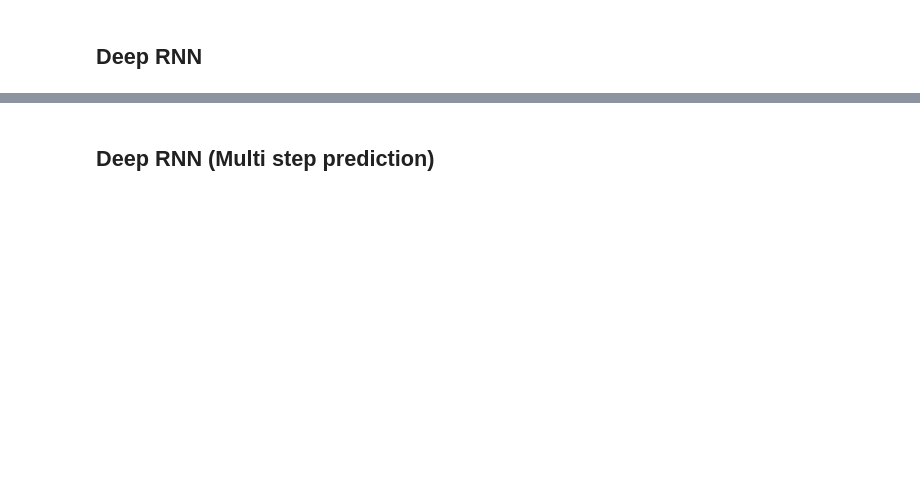
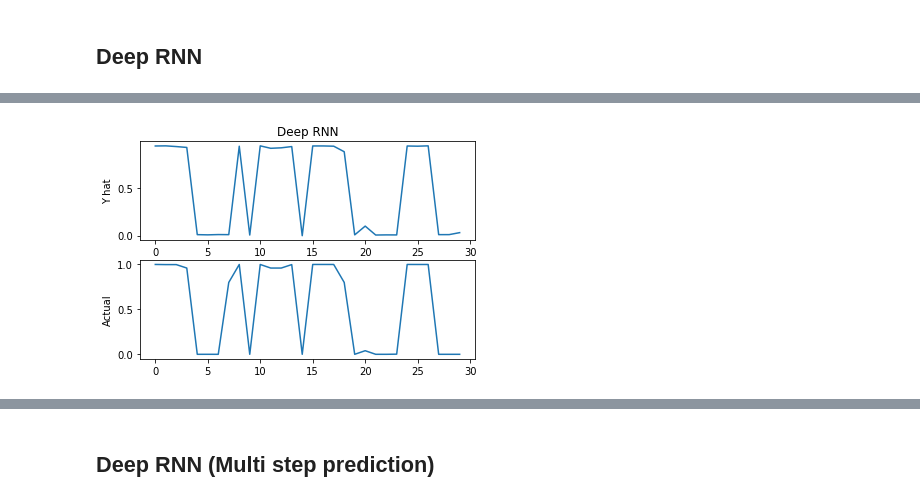
Before and after one commit to dchipping/pml, a Jupyter notebook: course/Problem027_NNPlus/027.ipynb, the cells around one changed output, grey strips where cells are left out. Saved outputs shown, nothing was run; the diff lists cells and outputs as text; code cells hidden in the pictures; blank space fills up the shorter version.

```diff
--- a/course/Problem027_NNPlus/027.ipynb
+++ b/course/Problem027_NNPlus/027.ipynb
@@ -191,7 +300,16 @@ ValueError: Input 0 of layer simple_rnn_9 is incompatible with the layer: expect
 # %% [markdown]
 ## Deep RNN
 # %%
+from keras.layers import LSTM
+
 # TBD: Use following RNN architecture to make single step prediction for given timeseries
 # Layer1 (10 Neurons)
 # Layer2 (10 Neurons)
 # Layer3 (1 Neurons) Output Layer
+
+deepRNN = Sequential()
+deepRNN.add(SimpleRNN(10, return_sequences=True, input_shape=X[0].shape))
+deepRNN.add(SimpleRNN(10, return_sequences=True))
+deepRNN.add(SimpleRNN(1))
+deepRNN.compile(loss='mse', optimizer='adam', metrics=['accuracy'])
+deepRNN.summary()
@@ -197,0 +331,2 @@ ValueError: Input 0 of layer simple_rnn_9 is incompatible with the layer: expect
+# %%
+deepRNN.fit(X_train, Y_train, epochs=10, batch_size=25, verbose=1)
@@ -197,0 +360,14 @@ ValueError: Input 0 of layer simple_rnn_9 is incompatible with the layer: expect
+# %%
+Y_hat_deep = deepRNN.predict(X_test)
+
+# Deep vs Actual
+plt.subplot(2,1,1)
+plt.plot(Y_hat_deep[:30])
+plt.title('Deep RNN')
+plt.ylabel('Y hat')
+plt.subplot(2,1,2)
+plt.plot(Y_test[:30])
+plt.ylabel('Actual')
+plt.show()
+# %% [output]
+[figure, added]
```
Also changed, not shown: parts of 19 cells of this notebook.
